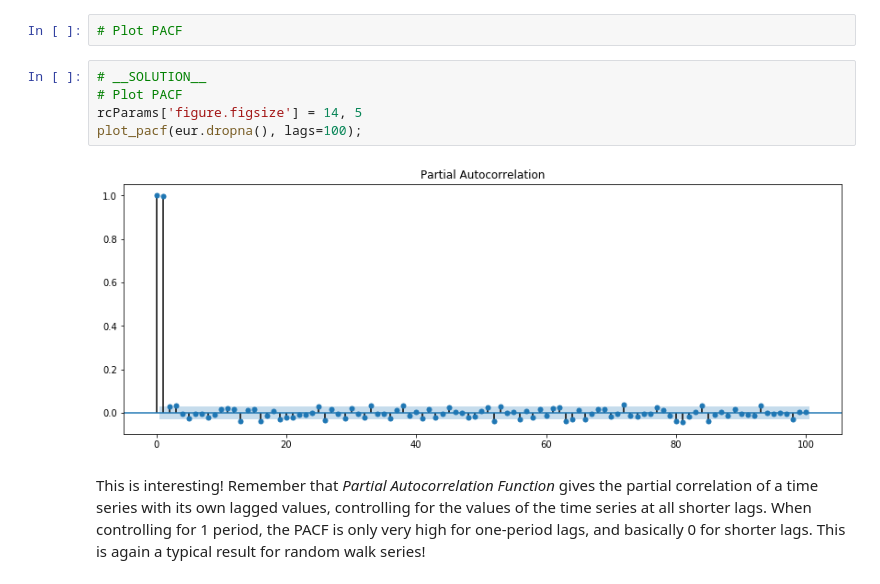
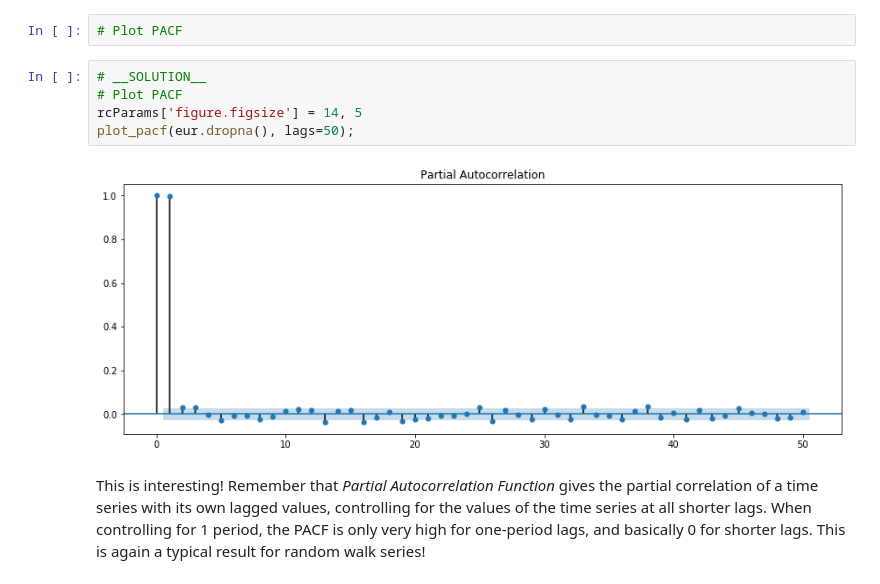
Before and after one commit to learn-co-curriculum/dsc-corr-autocorr-in-time-series-lab, a Jupyter notebook: index.ipynb, the cells around one changed output. Drawn from its saved outputs; the diff is of its cells as text.

```diff
--- a/index.ipynb
+++ b/index.ipynb
@@ -233,10 +233,10 @@ Next, let's look at the partial autocorrelation function plot.
 # %%
 # __SOLUTION__
 # Plot PACF
 rcParams['figure.figsize'] = 14, 5
-plot_pacf(eur.dropna(), lags=100);
+plot_pacf(eur.dropna(), lags=50);
 # %% [output]
-[figure, old version]
+[figure, new version]
 # %% [markdown]
 This is interesting! Remember that *Partial Autocorrelation Function* gives the partial correlation of a time series with its own lagged values, controlling for the values of the time series at all shorter lags. When controlling for 1 period, the PACF is only very high for one-period lags, and basically 0 for shorter lags. This is again a typical result for random walk series!
 # %% [markdown]
```
Also changed, not shown: parts of 3 cells of this notebook.
